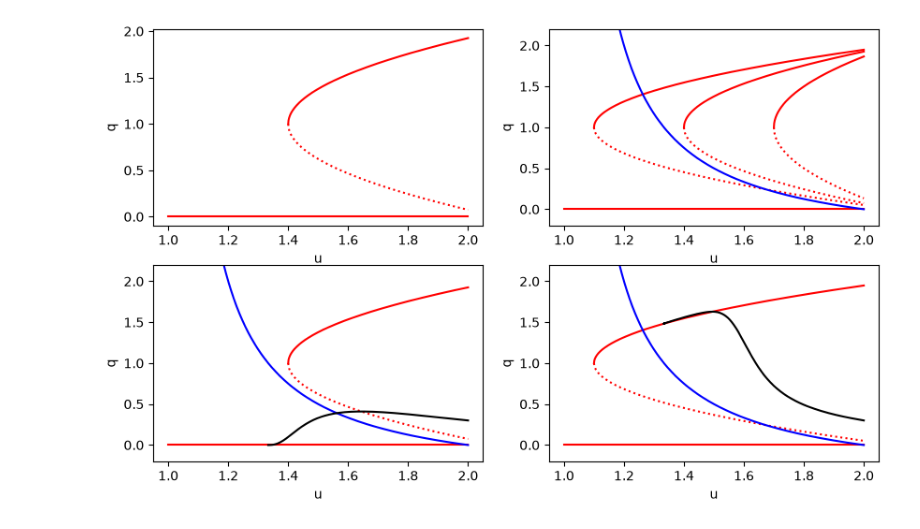
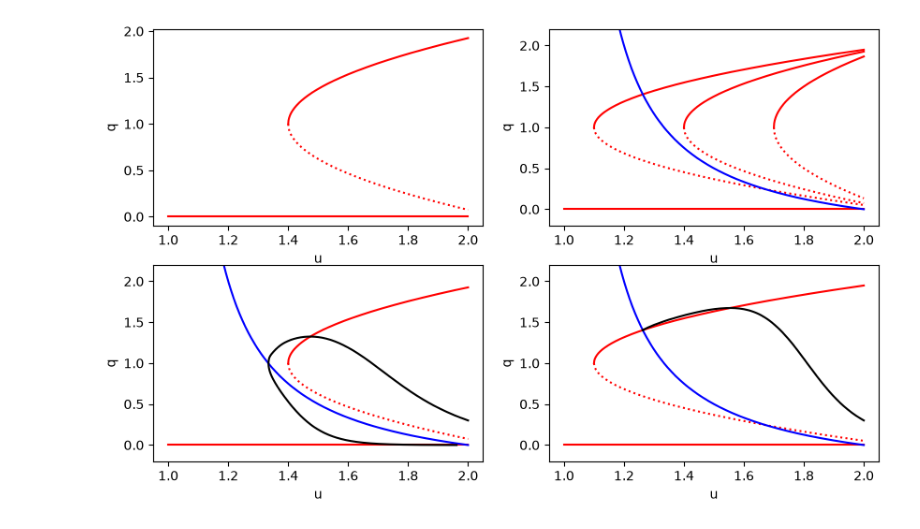
Before and after one commit to phillyyymcd/26-27-Maths-Project, a Jupyter notebook: Malakai.ipynb, the cells around one changed output. Drawn from its saved outputs; the diff is of its cells as text; code cells hidden in the pictures.

```diff
--- a/Malakai.ipynb
+++ b/Malakai.ipynb
@@ -15,7 +15,7 @@ def f(q, u, r_val): # q dot
     return q*( r_val + (u - U_0) - (r_val + delta)*(q - 1)**2 )
 
 def g(q, u): # u dot
-    return epsilon_1*(U_0-u) + epsilon_2*(U_bar-u)
+    return epsilon_1*(U_0-u) + epsilon_2*(U_bar-u)*q
 
 def dydt(t, y, r_val):
     return(f(y[0], y[1], r_val), g(y[0],y[1]))
@@ -52,31 +52,31 @@ ax[0,1].plot(u_vals, u_nullcline(u_vals), color='blue')
 ax[0,1].set_ylim(-0.2, 2.2)
 ax[0,1].set_xlabel("u")
 ax[0,1].set_ylabel("q")
 
 ax[1,0].plot(u_vals, q_nullcline_upper(u_vals, r[1]), color='red')
 ax[1,0].plot(u_vals, q_nullcline_lower(u_vals, r[1]), color='red', linestyle = "dotted")
 ax[1,0].plot(u_vals, q_nullcline_laminar(u_vals), color='red')
 ax[1,0].plot(u_vals, u_nullcline(u_vals), color='blue')
 ax[1,0].set_ylim(-0.2, 2.2)
 ax[1,0].set_xlabel("u")
 ax[1,0].set_ylabel("q")
 
 init_point = [0.3, U_0] # starting point of the trajectory
 traj_1 = solve_ivp(dydt, (t0,tf), init_point_1, t_eval=t_vals, args=(r[1],))
 #note that y[0] = q, y[1] = u
 ax[1,0].plot(traj_1.y[1], traj_1.y[0], color='black')
 
 ax[1,1].plot(u_vals, q_nullcline_upper(u_vals, r[2]), color='red')
 ax[1,1].plot(u_vals, q_nullcline_lower(u_vals, r[2]), color='red', linestyle = "dotted")
 ax[1,1].plot(u_vals, q_nullcline_laminar(u_vals), color='red')
 ax[1,1].plot(u_vals, u_nullcline(u_vals), color='blue')
 ax[1,1].set_ylim(-0.2, 2.2)
 ax[1,1].set_xlabel("u")
 ax[1,1].set_ylabel("q")
 
 traj_2 = solve_ivp(dydt, (t0,tf), init_point, t_eval=t_vals, args=(r[2],))
 ax[1,1].plot(traj_2.y[1], traj_2.y[0], color='black')
 
 plt.show()
 # %% [output]
-[figure, old version]
+[figure, new version]
```
